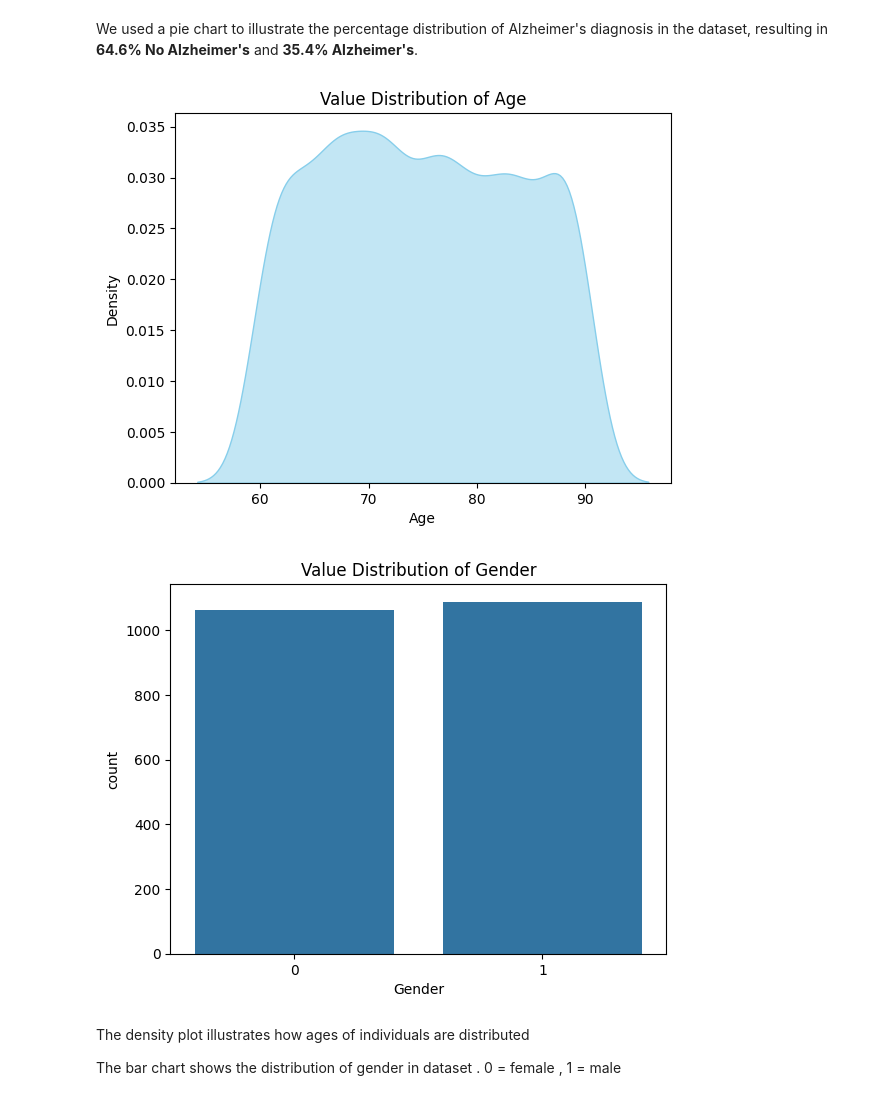
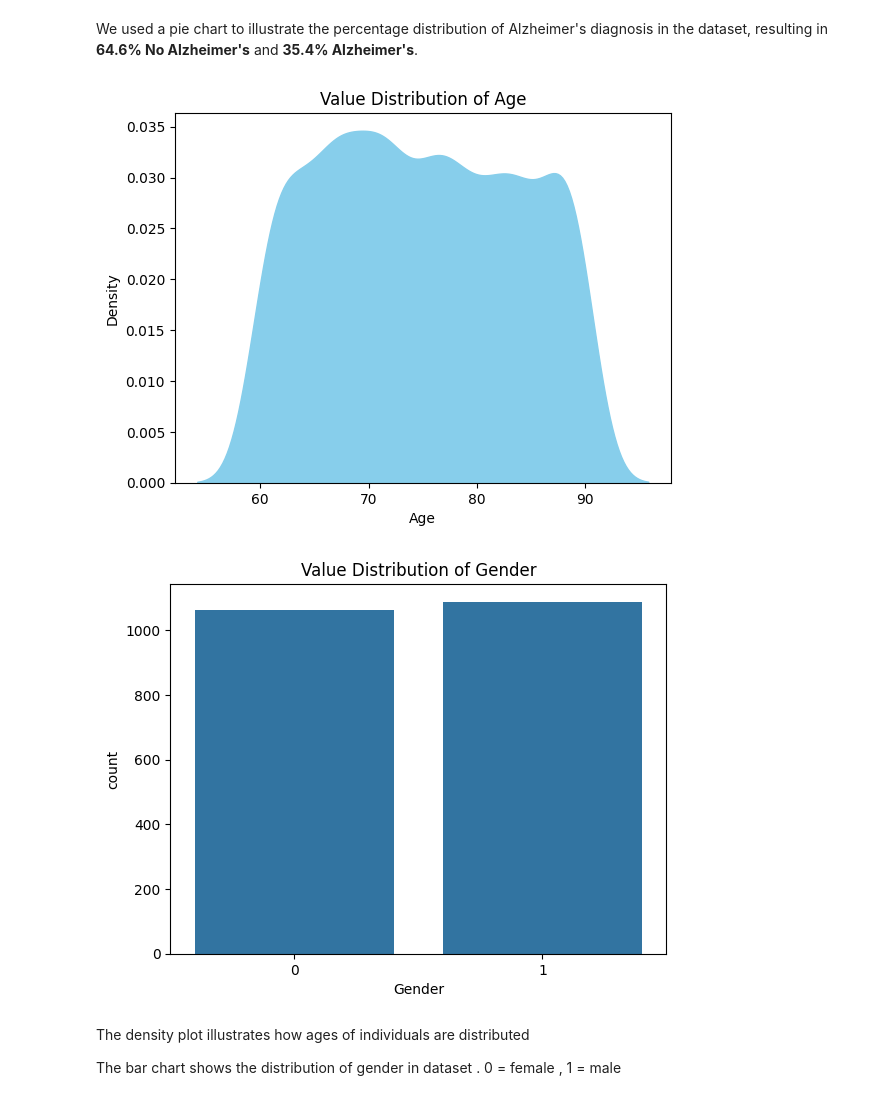
Before and after one commit to leen204/mining-project, a Jupyter notebook: DATA MINING NOTEBOOK.ipynb, the cells around one changed output. Drawn from its saved outputs; the diff is of its cells as text; code cells hidden in the pictures.

```diff
--- a/DATA MINING NOTEBOOK.ipynb
+++ b/DATA MINING NOTEBOOK.ipynb
@@ -122,17 +122,17 @@ We used a pie chart to illustrate the percentage distribution of Alzheimer's dia
 # %%
 import pandas as pd
 import seaborn as sns
 import matplotlib.pyplot as plt
 df = pd.read_csv('alzheimers_disease_data.csv')
-sns.kdeplot(df['Age'], fill=True, color='skyblue', alpha=0.5)
+sns.kdeplot(df['Age'], fill=True, color='skyblue', alpha=1)
 plt.title('Value Distribution of Age')
 plt.show()
 
 sns.countplot(x=df['Gender'])
 plt.title('Value Distribution of Gender')
 plt.show()
 # %% [output]
-[figure, old version]
+[figure, new version]
 [figure]
 # %% [markdown]
 The density plot illustrates how ages of individuals are distributed
```
Also changed, not shown: parts of 2 cells of this notebook.
